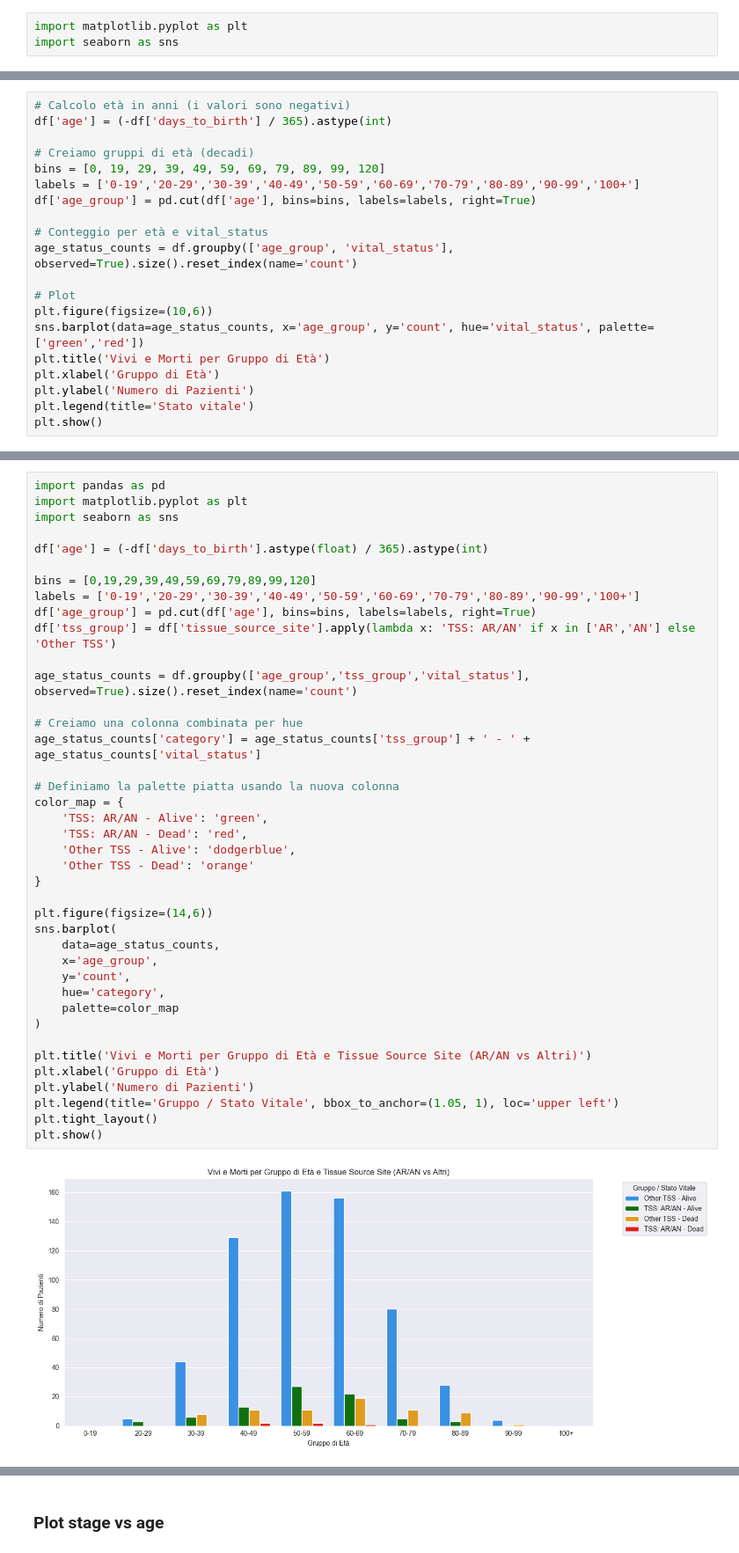
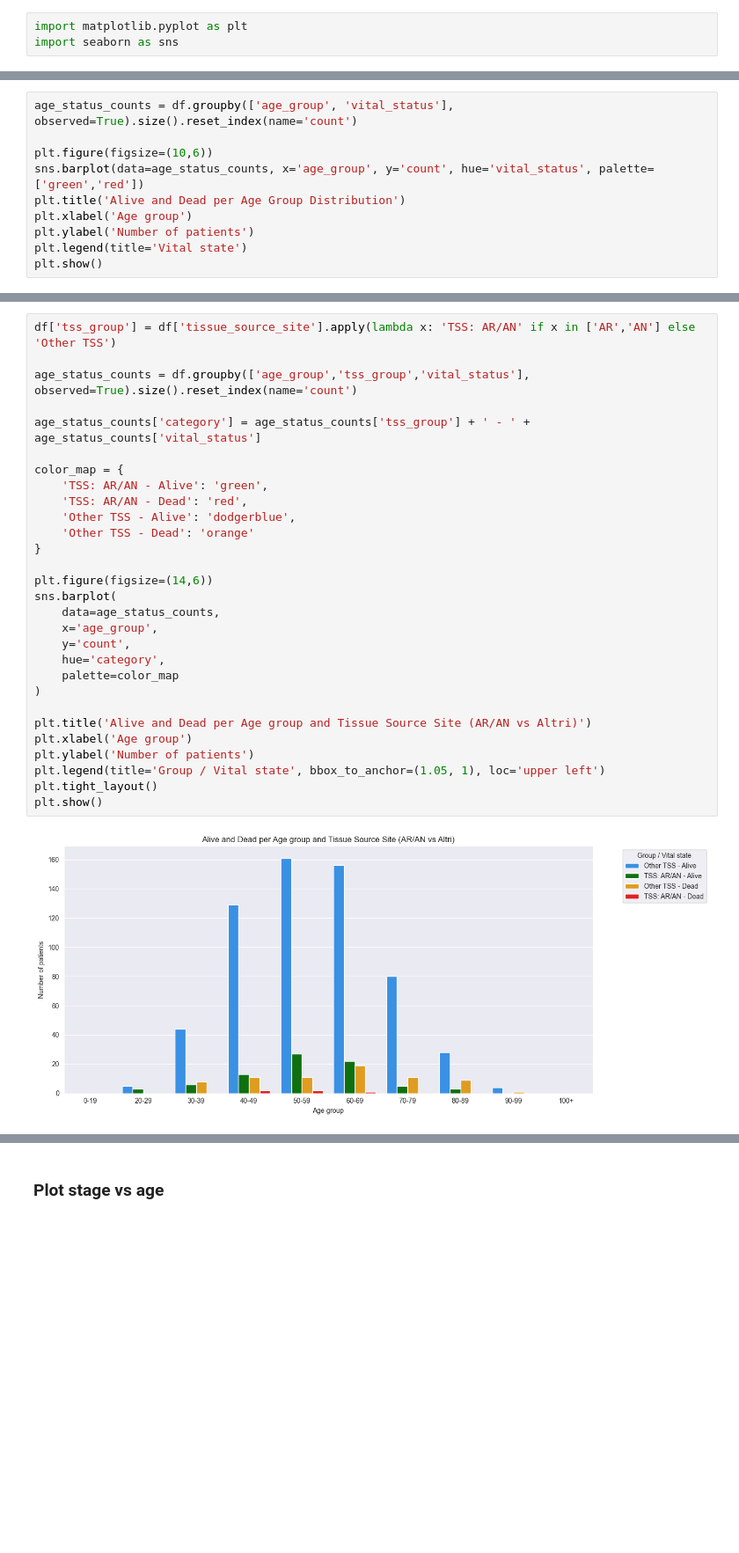
Before and after one commit to giorgiaBertacchini/miRNA_survival_analysis, a Jupyter notebook: notebooks/data_analysis.ipynb, the cells around one changed output, grey strips where cells are left out. Shown at 88% size. Drawn from its saved outputs; the diff is of its cells as text; blank space fills up the shorter version.

```diff
--- a/notebooks/data_analysis.ipynb
+++ b/notebooks/data_analysis.ipynb
@@ -459,21 +497,11 @@ plt.show()
 # %%
-# Calcolo età in anni (i valori sono negativi)
-df['age'] = (-df['days_to_birth'] / 365).astype(int)
-
-# Creiamo gruppi di età (decadi)
-bins = [0, 19, 29, 39, 49, 59, 69, 79, 89, 99, 120]
-labels = ['0-19','20-29','30-39','40-49','50-59','60-69','70-79','80-89','90-99','100+']
-df['age_group'] = pd.cut(df['age'], bins=bins, labels=labels, right=True)
-
-# Conteggio per età e vital_status
 age_status_counts = df.groupby(['age_group', 'vital_status'], observed=True).size().reset_index(name='count')
 
-# Plot
 plt.figure(figsize=(10,6))
 sns.barplot(data=age_status_counts, x='age_group', y='count', hue='vital_status', palette=['green','red'])
-plt.title('Vivi e Morti per Gruppo di Età')
-plt.xlabel('Gruppo di Età')
-plt.ylabel('Numero di Pazienti')
-plt.legend(title='Stato vitale')
+plt.title('Alive and Dead per Age Group Distribution')
+plt.xlabel('Age group')
+plt.ylabel('Number of patients')
+plt.legend(title='Vital state')
 plt.show()
 # %% [output]
@@ -481,43 +509,32 @@ plt.show()
 # %%
-import pandas as pd
-import matplotlib.pyplot as plt
-import seaborn as sns
-
-df['age'] = (-df['days_to_birth'].astype(float) / 365).astype(int)
-
-bins = [0,19,29,39,49,59,69,79,89,99,120]
-labels = ['0-19','20-29','30-39','40-49','50-59','60-69','70-79','80-89','90-99','100+']
-df['age_group'] = pd.cut(df['age'], bins=bins, labels=labels, right=True)
 df['tss_group'] = df['tissue_source_site'].apply(lambda x: 'TSS: AR/AN' if x in ['AR','AN'] else 'Other TSS')
 
 age_status_counts = df.groupby(['age_group','tss_group','vital_status'], observed=True).size().reset_index(name='count')
 
-# Creiamo una colonna combinata per hue
 age_status_counts['category'] = age_status_counts['tss_group'] + ' - ' + age_status_counts['vital_status']
 
-# Definiamo la palette piatta usando la nuova colonna
 color_map = {
     'TSS: AR/AN - Alive': 'green',
     'TSS: AR/AN - Dead': 'red',
     'Other TSS - Alive': 'dodgerblue',
     'Other TSS - Dead': 'orange'
 }
 
 plt.figure(figsize=(14,6))
 sns.barplot(
     data=age_status_counts,
     x='age_group',
     y='count',
     hue='category',
     palette=color_map
 )
 
-plt.title('Vivi e Morti per Gruppo di Età e Tissue Source Site (AR/AN vs Altri)')
-plt.xlabel('Gruppo di Età')
-plt.ylabel('Numero di Pazienti')
-plt.legend(title='Gruppo / Stato Vitale', bbox_to_anchor=(1.05, 1), loc='upper left')
+plt.title('Alive and Dead per Age group and Tissue Source Site (AR/AN vs Altri)')
+plt.xlabel('Age group')
+plt.ylabel('Number of patients')
+plt.legend(title='Group / Vital state', bbox_to_anchor=(1.05, 1), loc='upper left')
 plt.tight_layout()
 plt.show()
 # %% [output]
-[figure, old version]
+[figure, new version]
 # %%
```
Also changed, not shown: parts of 25 cells of this notebook, 1 other file.
